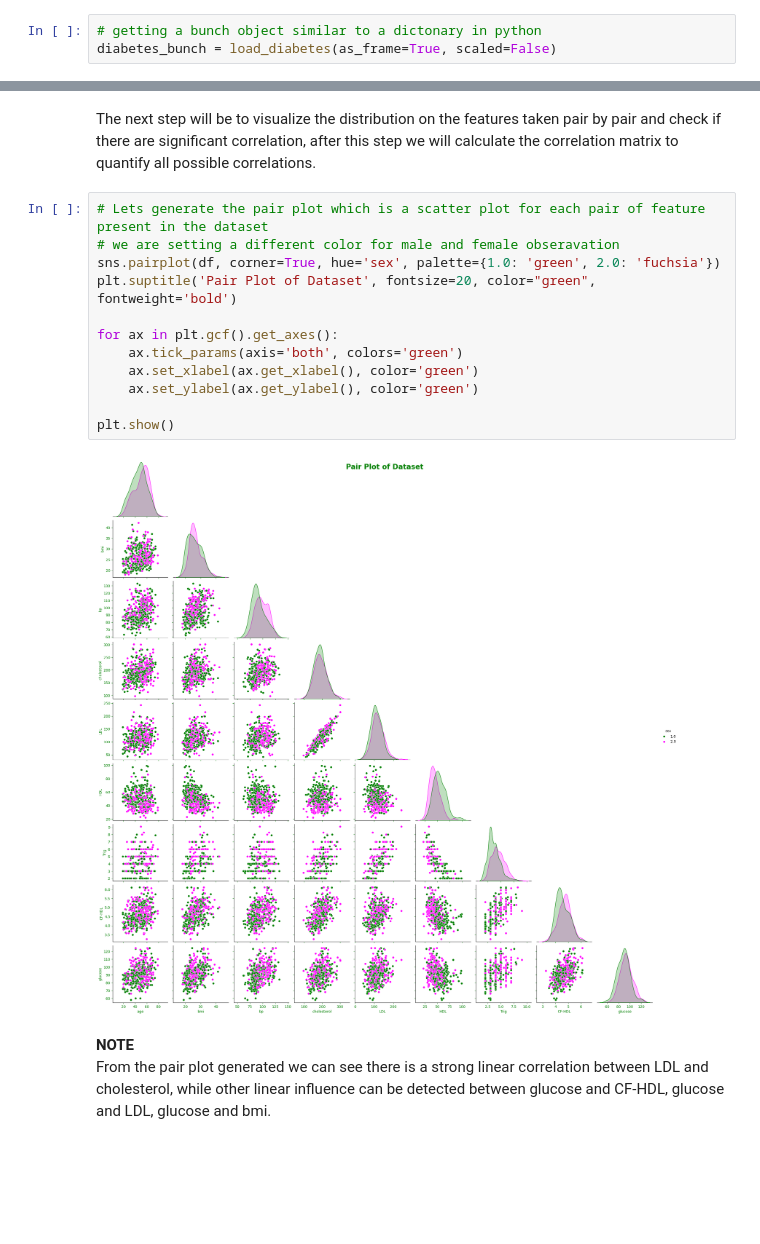
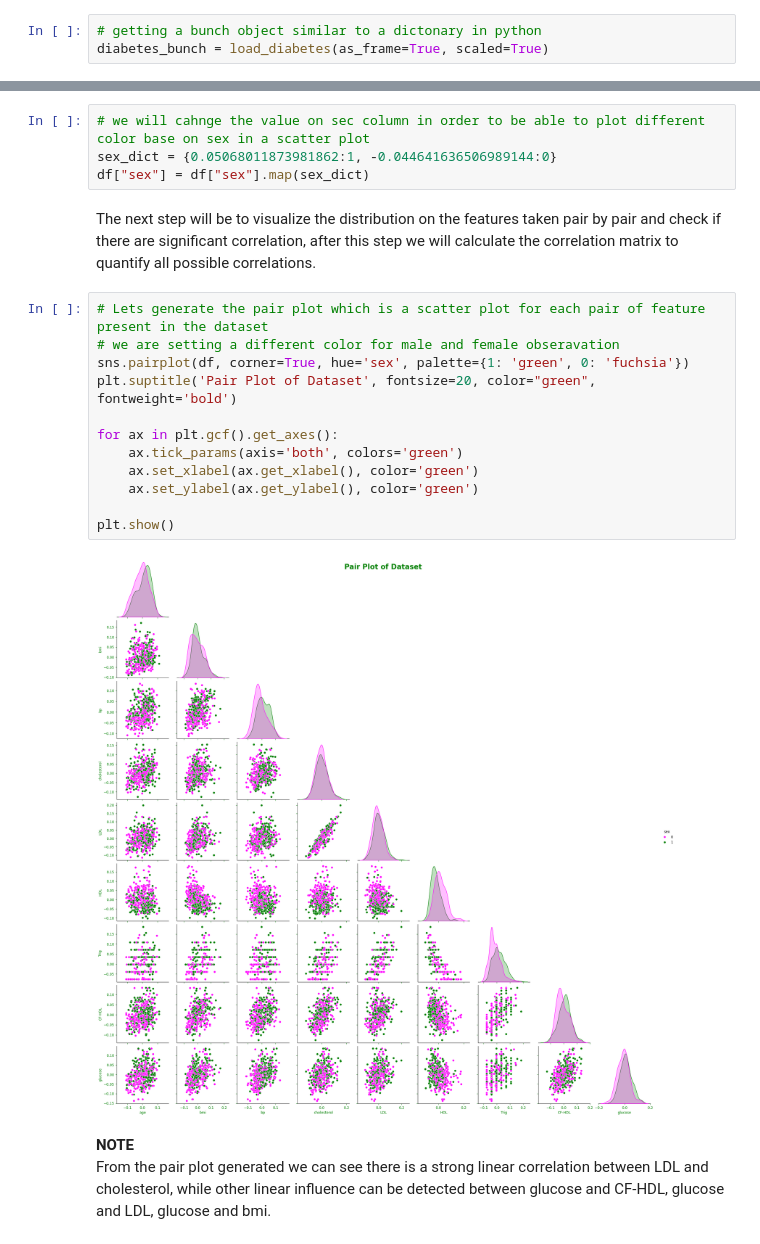
Before and after one commit to kozen88/Diabetes_Onward_Monitor, a Jupyter notebook: diabetes_regression.ipynb, the cells around one changed output, grey strips where cells are left out. Saved outputs shown, nothing was run; the diff lists cells and outputs as text; blank space fills up the shorter version.

```diff
--- a/diabetes_regression.ipynb
+++ b/diabetes_regression.ipynb
@@ -43,7 +47,7 @@ from sklearn.metrics import mean_squared_error, mean_absolute_error, r2_score
 Lets start with importing the date and exctract a dataframe pandas which contain the dataset with the feauters and target.
 # %%
 # getting a bunch object similar to a dictonary in python
-diabetes_bunch = load_diabetes(as_frame=True, scaled=False)
+diabetes_bunch = load_diabetes(as_frame=True, scaled=True)
 # %%
 # take a look at the type
 print(type(diabetes_bunch))
@@ -180,19 +192,23 @@ From the first retrivial of the information about our dataset we can conclude th
+# %%
+# we will cahnge the value on sec column in order to be able to plot different color base on sex in a scatter plot
+sex_dict = {0.05068011873981862:1, -0.044641636506989144:0}
+df["sex"] = df["sex"].map(sex_dict)
 # %% [markdown]
 The next step will be to visualize the distribution on the features taken pair by pair and check if there are significant correlation, after this step we will calculate the correlation  matrix to quantify all possible correlations.
 # %%
 # Lets generate the pair plot which is a scatter plot for each pair of feature present in the dataset
 # we are setting a different color for male and female obseravation
-sns.pairplot(df, corner=True, hue='sex', palette={1.0: 'green', 2.0: 'fuchsia'})
+sns.pairplot(df, corner=True, hue='sex', palette={1: 'green', 0: 'fuchsia'})
 plt.suptitle('Pair Plot of Dataset', fontsize=20, color="green", fontweight='bold')
 
 for ax in plt.gcf().get_axes():
     ax.tick_params(axis='both', colors='green')
     ax.set_xlabel(ax.get_xlabel(), color='green')
     ax.set_ylabel(ax.get_ylabel(), color='green')
 
 plt.show()
 # %% [output]
-[figure, old version]
+[figure, new version]
 # %% [markdown]
 **NOTE**<br>
 From the pair plot generated we can see there is a strong linear correlation between LDL and cholesterol, while other linear influence can be detected between glucose and CF-HDL, glucose and LDL, glucose and bmi.
```
Also changed, not shown: parts of 43 cells of this notebook.
